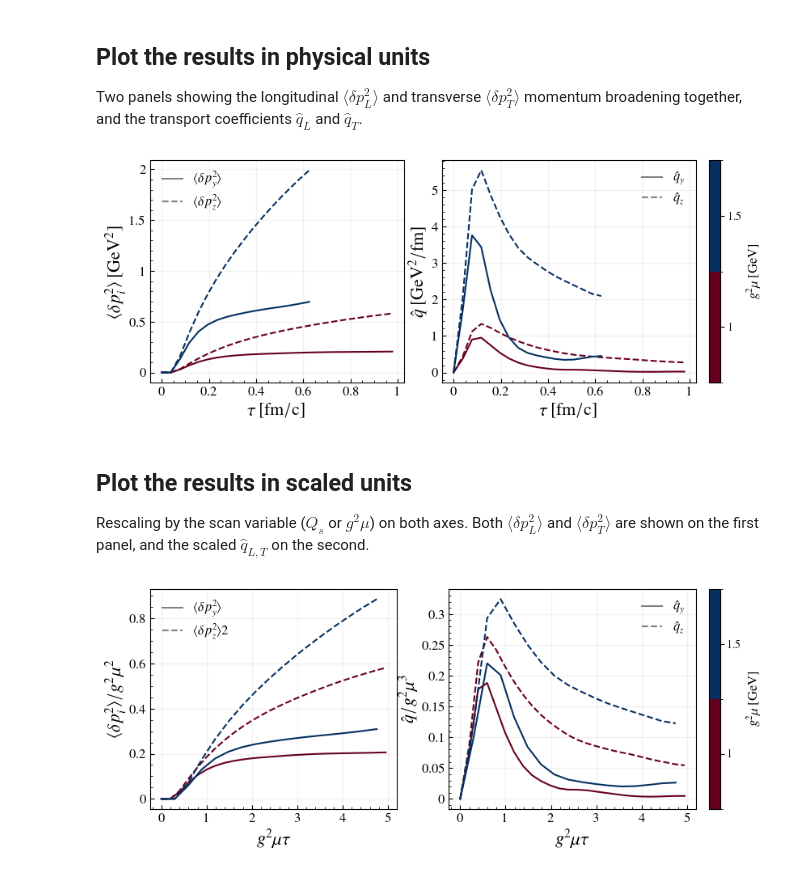
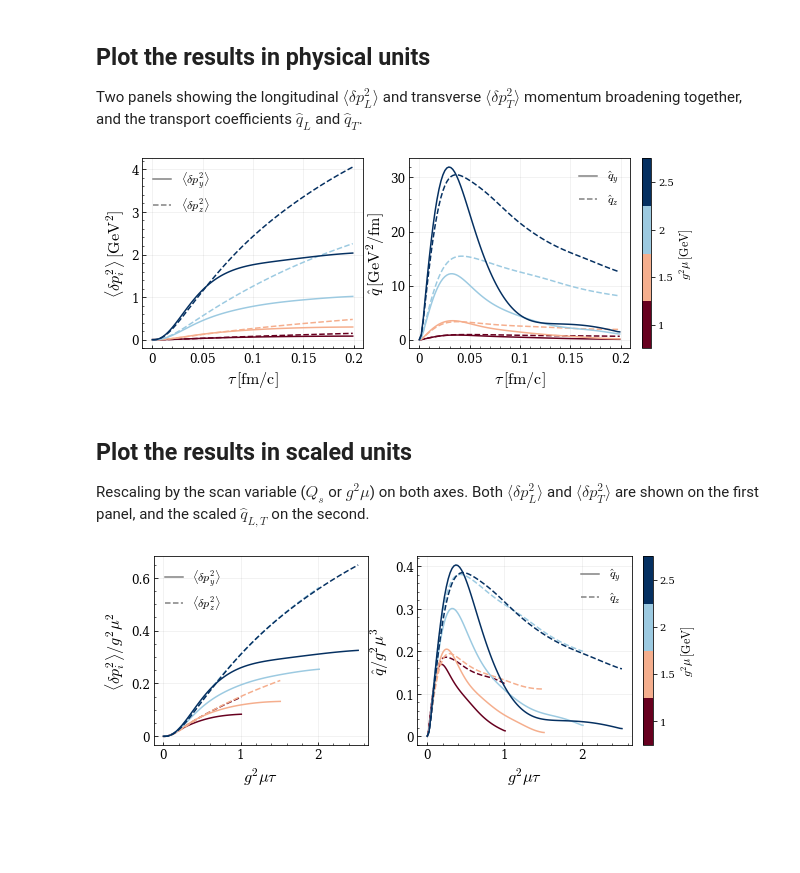
Before and after one commit to avramescudana/curraun, a Jupyter notebook: notebooks/classical_qhat_qs_dep.ipynb, the cells around one changed output. Saved outputs shown, nothing was run; the diff lists cells and outputs as text; code cells hidden in the pictures; blank space fills up the shorter version.

Commit message:
Better plots for qhat dependence on Qs or g2mu, finer lattice.

```diff
--- a/notebooks/classical_qhat_qs_dep.ipynb
+++ b/notebooks/classical_qhat_qs_dep.ipynb
@@ -11,10 +11,10 @@ import numpy as np
 hbarc = 0.197326
 
 # Simulation box
-L = 5
-N = 128
-TAU_SIM = 1
-DTS = 8
+L = 1.0
+N = 512
+TAU_SIM = 0.2
+DTS = 16
 
 # Glasma
 su_group = 'su3'
@@ -28,10 +28,10 @@ g = 2.0
 mode = 'fixedg2mu'
 
 # fixedqs: vary Qs, derive g2mu = Qs / factor, ir = 0.1 * g2mu
-Qss = [1, 1.5]
+Qss = [1, 1.5, 2, 2.5]
 
 # fixedg2mu: vary g2mu directly, fixed ir
-g2mus = [1, 1.5]
+g2mus = [1, 1.5, 2, 2.5]
 ir_fixed = 0.3
 
 nevents = 1
@@ -154,12 +154,14 @@ for val in scan_values:
         print('Saturation momentum', val, 'GeV')
         p['g2mu'] = val / factor
         p['ir'] = 0.1 * p['g2mu']
-        p['tau_sim'] = TAU_SIM / val
+        # p['tau_sim'] = np.max(scan_values) * TAU_SIM / val
+        p['tau_sim'] = TAU_SIM
     elif mode == 'fixedg2mu':
         print('g2mu', val, 'GeV')
         p['g2mu'] = val
         p['ir'] = ir_fixed
-        p['tau_sim'] = TAU_SIM / val
+        # p['tau_sim'] = np.max(scan_values) * TAU_SIM / val
+        p['tau_sim'] = TAU_SIM
 
     mom_broads = []
     for ev in range(nevents):
@@ -209,11 +213,15 @@ from matplotlib.lines import Line2D
 from matplotlib.colors import BoundaryNorm, ListedColormap
 from matplotlib.cm import ScalarMappable
 
-plt.rcParams.update({
-    "text.usetex": True,
-    "font.family": "serif",
-    "text.latex.preamble": r"\usepackage{txfonts}"
-})
+# plt.rcParams.update({
+#     "text.usetex": True,
+#     "font.family": "serif",
+#     "text.latex.preamble": r"\usepackage{txfonts}"
+# })
+
+plt.rcParams['font.family'] = 'DejaVu Serif'
+plt.rcParams['font.serif'] = ['DejaVu Serif']
+plt.rcParams['mathtext.fontset'] = 'cm'
 
 # Colorbar label depending on mode
 if mode == 'fixedqs':
@@ -264,35 +272,35 @@ for ax in axes:
 # Legends
 legend_left = [
     Line2D([0], [0], color='gray', lw=1.5, linestyle='-', label=r'$\langle\delta p_y^2\rangle$'),
     Line2D([0], [0], color='gray', lw=1.5, linestyle='--', label=r'$\langle\delta p_z^2\rangle$'),
 ]
 axes[0].legend(handles=legend_left, fontsize=12, frameon=False, loc='upper left', handlelength=1.5)
 
 legend_right = [
     Line2D([0], [0], color='gray', lw=1.5, linestyle='-', label=r'$\hat{q}_y$'),
     Line2D([0], [0], color='gray', lw=1.5, linestyle='--', label=r'$\hat{q}_z$'),
 ]
 axes[1].legend(handles=legend_right, fontsize=12, frameon=False, loc='upper right', handlelength=1.5)
 
 # Colorbar on the right side of the figure
 bounds = np.arange(0.5, n_scan + 1.5)
 norm_cb = BoundaryNorm(bounds, n_scan)
 cmap_disc = ListedColormap(colors)
 sm = ScalarMappable(cmap=cmap_disc, norm=norm_cb)
 sm.set_array([])
 
 plt.tight_layout()
 
 cbar = fig.colorbar(sm, ax=axes.tolist(), shrink=1.0, pad=0.02)
 cbar.set_ticks(range(1, n_scan + 1))
 cbar.set_ticklabels([str(v) for v in scan_values])
 cbar.ax.tick_params(labelsize=10)
 cbar.set_label(cbar_label, fontsize=12)
 
-plt.savefig(f'plots/{mode}_mom_broad_qhat.png', dpi=300, bbox_inches='tight')
+# plt.savefig(f'plots/{mode}_mom_broad_qhat.png', dpi=300, bbox_inches='tight')
 plt.show()
 # %% [output]
-[figure, old version]
+[figure, new version]
 # %% [markdown]
 ## Plot the results in scaled units
 Rescaling by the scan variable ($Q_s$ or $g^2\mu$) on both axes. Both $\langle\delta p_L^2\rangle$ and $\langle\delta p_T^2\rangle$ are shown on the first panel, and the scaled $\hat{q}_{L,T}$ on the second.
@@ -329,6 +337,8 @@ axes[0].set_ylabel(rf'$\langle\delta p^2_i\rangle/{scale_sym}^2$', fontsize=16)
 axes[1].set_xlabel(rf'${scale_sym}\tau$', fontsize=16)
 axes[1].set_ylabel(rf'$\hat{{q}}/{scale_sym}^3$', fontsize=16)
 
+# axes[1].set_xlim(0,2)
+
 # Styling
 for ax in axes:
     ax.xaxis.set_major_formatter(mticker.FuncFormatter(lambda x, _: '{:g}'.format(x)))
@@ -343,7 +353,7 @@ legend_left = [
     Line2D([0], [0], color='gray', lw=1.5, linestyle='-',
            label=rf'$\langle\delta p_y^2\rangle$'),
     Line2D([0], [0], color='gray', lw=1.5, linestyle='--',
-           label=rf'$\langle\delta p_z^2\rangle2$'),
+           label=rf'$\langle\delta p_z^2\rangle$'),
 ]
 axes[0].legend(handles=legend_left, fontsize=12, frameon=False, loc='upper left', handlelength=1.5)
 
@@ -367,7 +377,7 @@ cbar.set_ticklabels([str(v) for v in scan_values])
 cbar.ax.tick_params(labelsize=10)
 cbar.set_label(cbar_label, fontsize=12)
 
-plt.savefig(f'plots/{mode}_mom_broad_scaled_qhat.png', dpi=300, bbox_inches='tight')
+# plt.savefig(f'plots/{mode}_mom_broad_scaled_qhat.png', dpi=300, bbox_inches='tight')
 plt.show()
 # %% [output]
-[figure, old version]
+[figure, new version]
```
Also changed, not shown: parts of 2 cells of this notebook, 2 other files.
